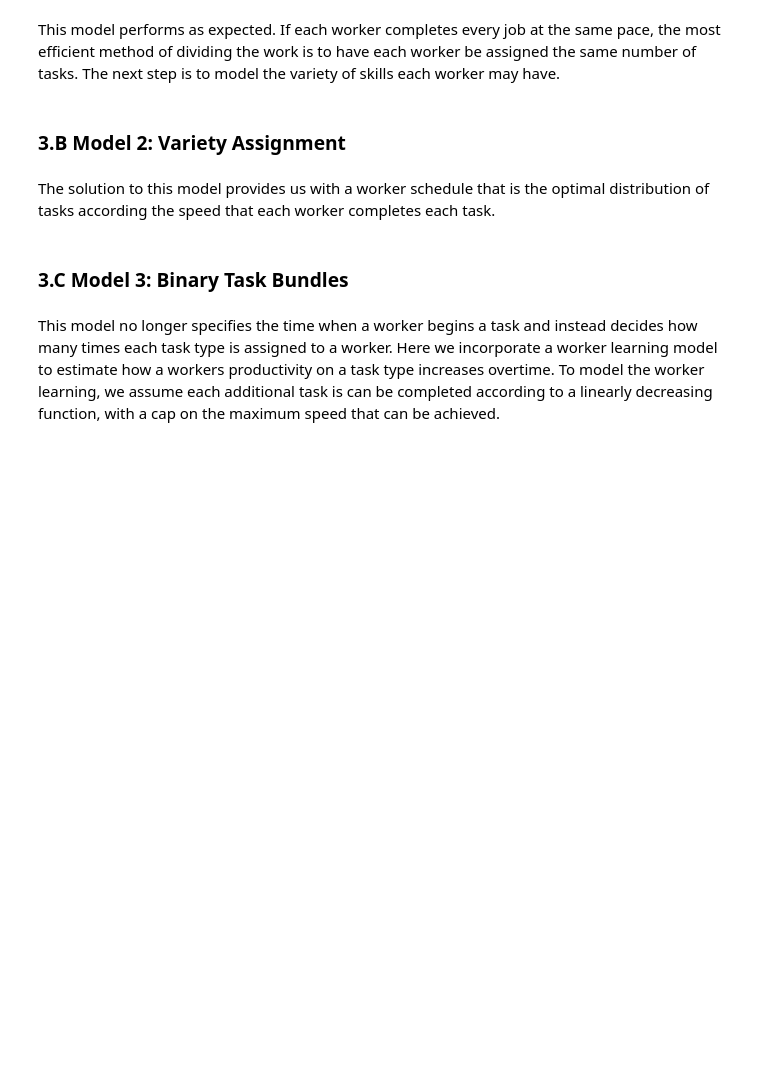
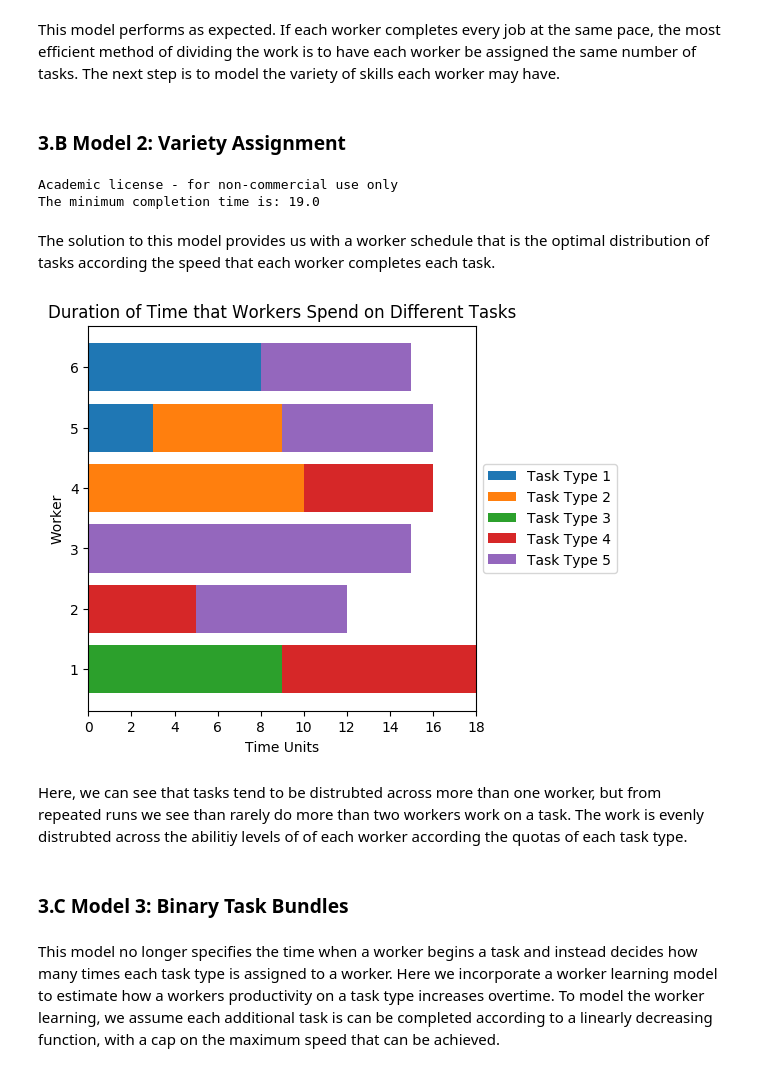
Before and after one commit to erinzm/ece524project, a Jupyter notebook: project.ipynb, the cells around one changed output. Saved outputs shown, nothing was run; the diff lists cells and outputs as text; code cells hidden in the pictures; blank space fills up the shorter version.

```diff
--- a/project.ipynb
+++ b/project.ipynb
@@ -262,7 +300,7 @@ N = rand(8:12,1, 5)  # 5 task types, with quotas ranging from 15 to 25
 W = rand(1:10, 6, 5)  # 6 workers with task completion speeds ranging from 1 to 10
 
 n = maximum(N) #max number of tasks for a category
-v = size(N,1) # number of types of tasks
+v = size(N,2) # number of types of tasks
 
 ## Each row of W is a worker, and the column is the time required for the worker to complete that task
 w = size(W,1) #number of workers
@@ -271,8 +309,8 @@ T = convert(Int64,maximum(W)*sum(N)) #upper bound on project completion
 
 # Solver
 ###############################
-using JuMP, Gurobi
-m = Model(solver=GurobiSolver())
+using JuMP, Gurobi, PyPlot
+m = Model(solver=GurobiSolver(OutputFlag=0))
 
 @variable(m, x[1:n, 1:v, 1:w, 1:T], Bin) # true when a worker starts a task
 @variable(m, z[1:n, 1:v, 1:w, 1:T], Bin) #true if a worker is working on a task (extends x with task length)
@@ -316,5 +354,8 @@ end
 status = solve(m)
 timer = getsolvetime(m)
 println("The minimum completion time is: ", getobjectivevalue(m))
+# %% [output]
+Academic license - for non-commercial use only
+The minimum completion time is: 19.0
 # %% [markdown]
 The solution to this model provides us with a worker schedule that is the optimal distribution of tasks according the speed that each worker completes each task.
@@ -323,3 +362,42 @@ The solution to this model provides us with a worker schedule that is the optima
+# %%
+function plot_task_dur(n_workers, n_task_types, task_dur)
+    ind = 1:n_workers
+    width = 0.35
+
+    ax = Array{Any}(size(task_dur, 2))
+
+    lft = zeros(n_workers)
+
+    figure(figsize=[5, 5])
+    for j=1:size(task_dur, 2)
+        ax[j] = barh(ind, task_dur[:, j], left=lft, label="Task Type $j")
+        lft = lft + task_dur[:, j]
+    end
+
+    ylabel("Worker")
+    xlabel("Time Units")
+    title("Duration of Time that Workers Spend on Different Tasks")
+    legend(loc="center left", bbox_to_anchor=(1, 0.5))
+    yticks(1:n_workers)
+end
+
+schedule = getvalue(z)
+
+# task_dur is a matrix where the rows represent workers and columns represent the total time spent working
+# on a particular task type
+task_dur = zeros(size(W, 1), v)
+
+for i=1:w
+    for j=1:v
+        task_dur[i, j] = sum(schedule[:, j, i, :])
+    end
+end
+
+plot_task_dur(w, n, task_dur);
+# %% [output]
+[figure, added]
+# %% [markdown]
+Here, we can see that tasks tend to be distrubted across more than one worker, but from repeated runs we see than rarely do more than two workers work on a task.  The work is evenly distrubted across the abilitiy levels of of each worker according the quotas of each task type.
 # %% [markdown]
 ### 3.C Model 3: Binary Task Bundles
 # %% [markdown]
```
Also changed, not shown: parts of 15 cells of this notebook.
